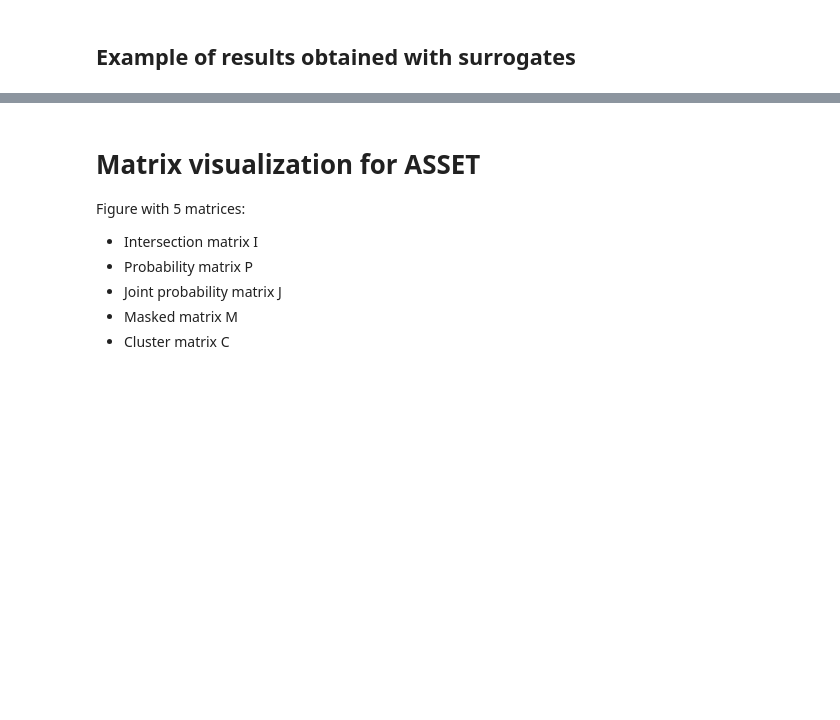
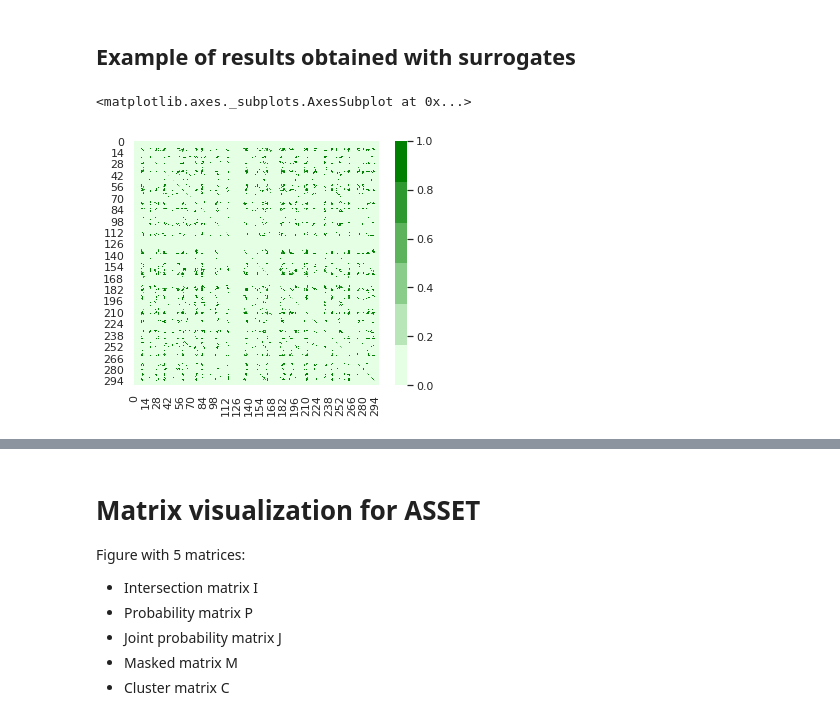
Before and after one commit to stellalessandra/pcp_use_cases, a Jupyter notebook: ASSET/asset_analysis_JN.ipynb, the cells around one changed output, grey strips where cells are left out. Cells and saved outputs as stored; diff of their text form; code cells hidden in the pictures; blank space fills up the shorter version.

```diff
--- a/ASSET/asset_analysis_JN.ipynb
+++ b/ASSET/asset_analysis_JN.ipynb
@@ -290,2 +331,12 @@ dt = 300 * pq.s
+# %%
+import seaborn as sns
+sns.set(style="white")
+
+binsize = 1 * pq.s
+dt = 300 * pq.s
+inch2cm = 0.3937
+label_size = 10
+text_size = 8
+tick_size = 5
 # %%
 # load the already computed intersection matrix
@@ -304,0 +356,15 @@ np.save(path + 'pmat_montecarlo%i.npy' % number_of_channels, pmat)
+# %%
+# load the already computed probability matrix and plot it
+pmat_montecarlo = np.load(path + str(number_of_channels) + '/'  + 'pmat_montecarlo%i.npy' % number_of_channels)
+pmat_montecarlo
+
+f_pmat_montecarlo, ax_pmat_montecarlo = plt.subplots(figsize=(5.5, 4.5))
+# Generate a custom diverging colormap
+cmap = sns.diverging_palette(220, 10, as_cmap=True)
+cmap = sns.light_palette("green")
+
+# Draw the heatmap with the mask and correct aspect ratio
+sns.heatmap(pmat_montecarlo, cmap=cmap)
+# %% [output]
+<matplotlib.axes._subplots.AxesSubplot at 0x...>
+[figure, added]
```
Also changed, not shown: parts of 41 cells of this notebook.
